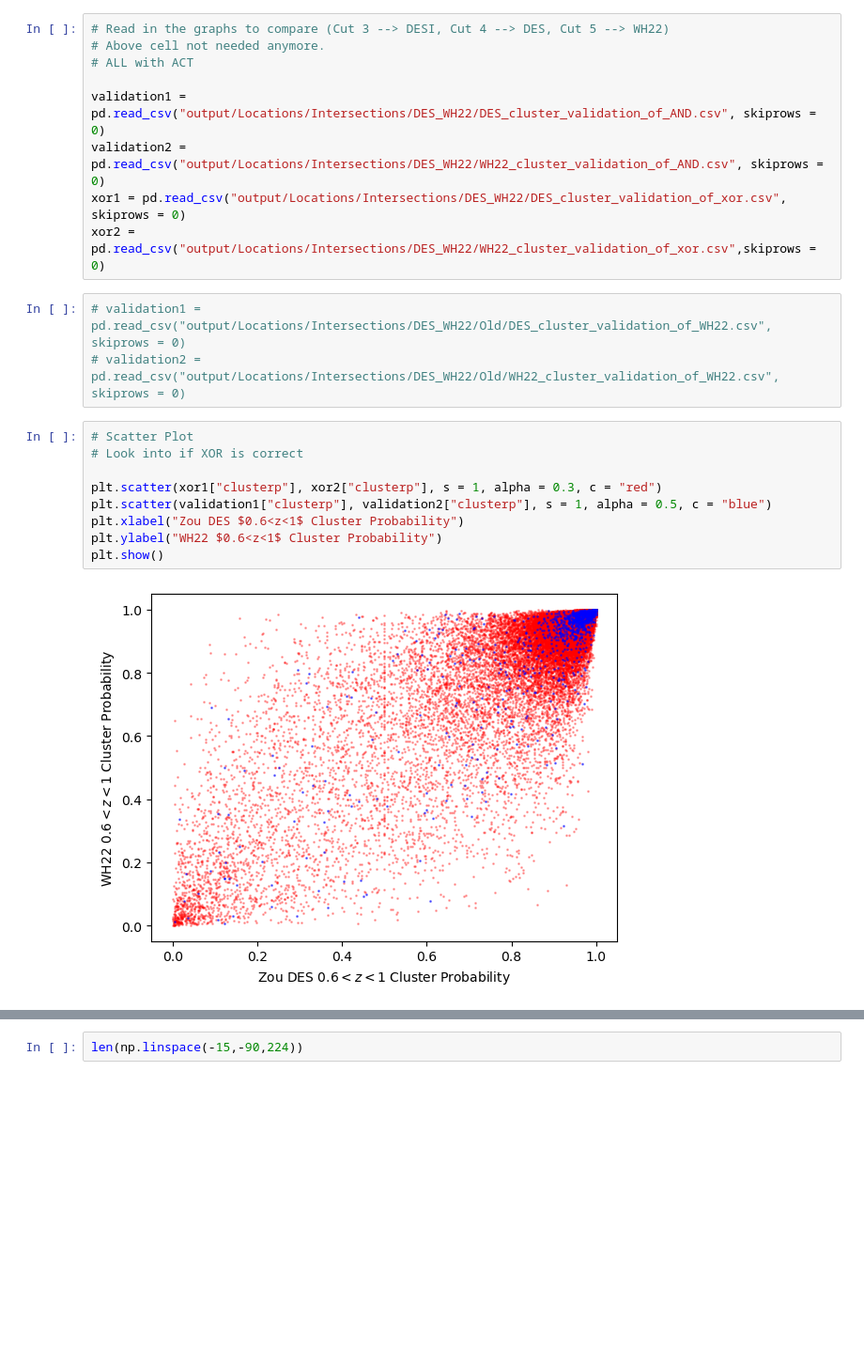
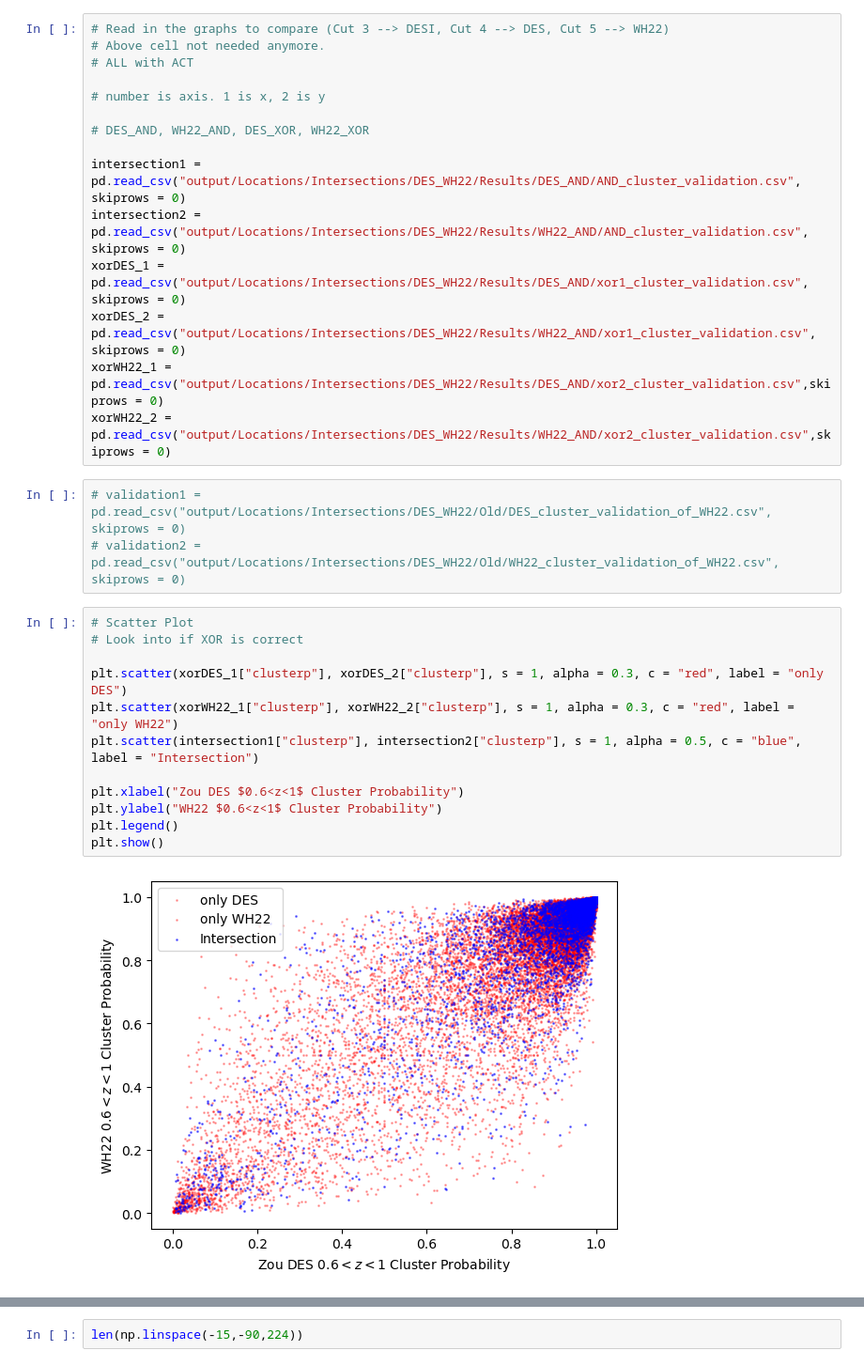
Before and after one commit to dchanda2002/MLCosmo, a Jupyter notebook: plot_signals.ipynb, the cells around one changed output, grey strips where cells are left out. Shown: that part at 94% size. Saved outputs shown, nothing was run; the diff lists cells and outputs as text; blank space fills up the shorter version.

```diff
--- a/plot_signals.ipynb
+++ b/plot_signals.ipynb
@@ -1671,22 +1671,31 @@ ddw2 = ddw2[(ddw2.z > 0.6) & (ddw2.z < 1)].reset_index(drop = True)
 # Above cell not needed anymore.
 # ALL with ACT
 
-validation1 = pd.read_csv("output/Locations/Intersections/DES_WH22/DES_cluster_validation_of_AND.csv", skiprows = 0)
-validation2 = pd.read_csv("output/Locations/Intersections/DES_WH22/WH22_cluster_validation_of_AND.csv", skiprows = 0)
-xor1 = pd.read_csv("output/Locations/Intersections/DES_WH22/DES_cluster_validation_of_xor.csv", skiprows = 0)
-xor2 = pd.read_csv("output/Locations/Intersections/DES_WH22/WH22_cluster_validation_of_xor.csv",skiprows = 0)
+# number is axis. 1 is x, 2 is y
+
+# DES_AND, WH22_AND, DES_XOR, WH22_XOR
+
+intersection1 = pd.read_csv("output/Locations/Intersections/DES_WH22/Results/DES_AND/AND_cluster_validation.csv", skiprows = 0)
+intersection2 = pd.read_csv("output/Locations/Intersections/DES_WH22/Results/WH22_AND/AND_cluster_validation.csv", skiprows = 0)
+xorDES_1 = pd.read_csv("output/Locations/Intersections/DES_WH22/Results/DES_AND/xor1_cluster_validation.csv", skiprows = 0)
+xorDES_2 = pd.read_csv("output/Locations/Intersections/DES_WH22/Results/WH22_AND/xor1_cluster_validation.csv", skiprows = 0)
+xorWH22_1 = pd.read_csv("output/Locations/Intersections/DES_WH22/Results/DES_AND/xor2_cluster_validation.csv",skiprows = 0)
+xorWH22_2 = pd.read_csv("output/Locations/Intersections/DES_WH22/Results/WH22_AND/xor2_cluster_validation.csv",skiprows = 0)
 # %%
 # validation1 = pd.read_csv("output/Locations/Intersections/DES_WH22/Old/DES_cluster_validation_of_WH22.csv", skiprows = 0)
 # validation2 = pd.read_csv("output/Locations/Intersections/DES_WH22/Old/WH22_cluster_validation_of_WH22.csv", skiprows = 0)
 # %%
 # Scatter Plot
 # Look into if XOR is correct
 
-plt.scatter(xor1["clusterp"], xor2["clusterp"], s = 1, alpha = 0.3, c = "red")
-plt.scatter(validation1["clusterp"], validation2["clusterp"], s = 1, alpha = 0.5, c = "blue")
+plt.scatter(xorDES_1["clusterp"], xorDES_2["clusterp"], s = 1, alpha = 0.3, c = "red", label = "only DES")
+plt.scatter(xorWH22_1["clusterp"], xorWH22_2["clusterp"], s = 1, alpha = 0.3, c = "red", label = "only WH22")
+plt.scatter(intersection1["clusterp"], intersection2["clusterp"], s = 1, alpha = 0.5, c = "blue", label = "Intersection")
+
 plt.xlabel("Zou DES $0.6<z<1$ Cluster Probability")
 plt.ylabel("WH22 $0.6<z<1$ Cluster Probability")
+plt.legend()
 plt.show()
 # %% [output]
-[figure, old version]
+[figure, new version]
 # %%
```
Also changed, not shown: parts of 3 cells of this notebook, 5 other files.
